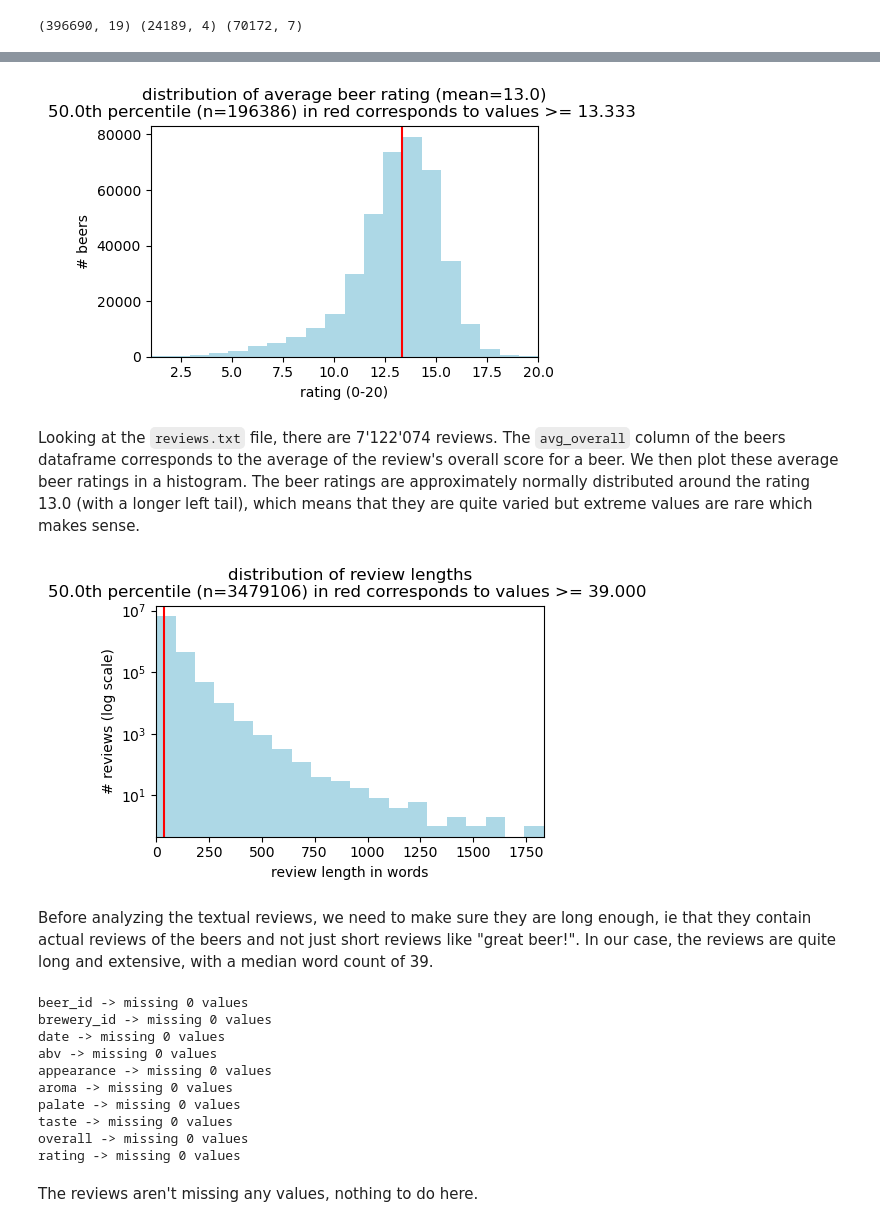
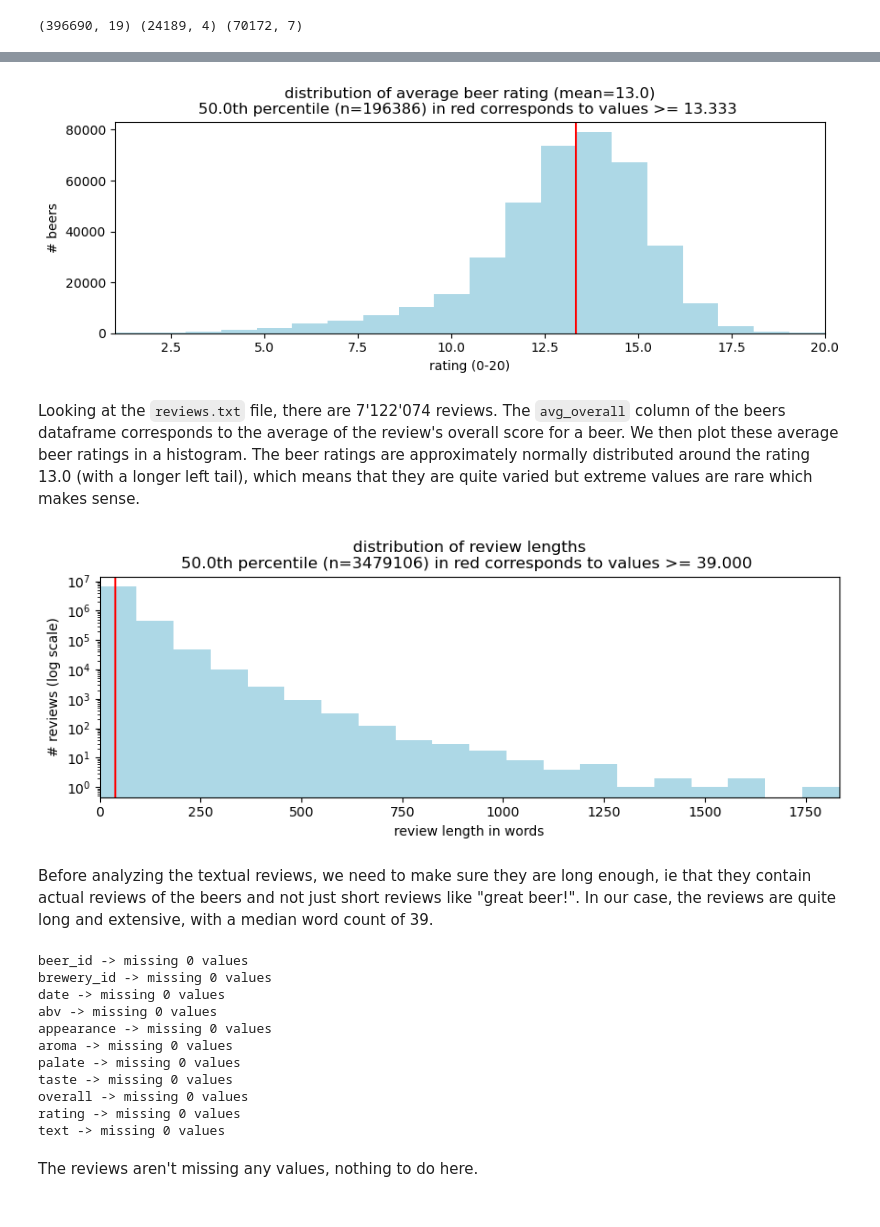
Before and after one commit to epfl-ada/ada-2024-project-awesomedataanalysts, a Jupyter notebook: milestone-2.ipynb, the cells around one changed output, grey strips where cells are left out. Cells and saved outputs as stored; diff of their text form; code cells hidden in the pictures.

```diff
--- a/milestone-2.ipynb
+++ b/milestone-2.ipynb
@@ -18,13 +31,15 @@ for i, review in enumerate(iter_reviews("./data/BeerAdvocate/reviews.txt", max_r
 
 {'beer_name': 'Barelegs Brew', 'beer_id': '19590', 'brewery_name': 'Strangford Lough Brewing Company Ltd', 'brewery_id': '10093', 'style': 'English Pale Ale', 'abv': 4.5, 'date': 1235127600, 'user_nam ...
 # %%
-from src.data_loading import load_beers_breweries_users
-
 # BeerAdvocate
-ba_beers, ba_breweries, ba_users = load_beers_breweries_users("./data/BeerAdvocate")
+data_path = "./data/BeerAdvocate"
+ba_beers, ba_breweries, ba_users = load_beers_breweries_users(data_path)
+print("data shape of Beer Advocate dataset:")
 print(ba_beers.shape, ba_breweries.shape, ba_users.shape)
 
 # RateBeer
-rb_beers, rb_breweries, rb_users = load_beers_breweries_users("./data/RateBeer")
+data_path = "./data/RateBeer"
+rb_beers, rb_breweries, rb_users = load_beers_breweries_users(data_path)
+print("data shape of Rate Beer dataset:")
 print(rb_beers.shape, rb_breweries.shape, rb_users.shape)
 # %% [output]
@@ -37,14 +54,14 @@ Note that we compute `avg_overall` using only the reviews (and not the ratings).
 # %%
-from src.data_processing import add_review_columns
-
 # BeerAdvocate
-ba_beers = add_review_columns("./data/BeerAdvocate/reviews.txt", ba_beers, by="beer_id")
-ba_users = add_review_columns("./data/BeerAdvocate/reviews.txt", ba_users, by="user_id")
+data_path = "./data/BeerAdvocate/reviews.txt"
+ba_beers = add_review_columns(data_path, ba_beers, by="beer_id")
+ba_users = add_review_columns(data_path, ba_users, by="user_id")
 print(ba_beers.shape, ba_breweries.shape, ba_users.shape)
 
 # RateBeer
-rb_beers = add_review_columns("./data/RateBeer/reviews.txt", rb_beers, by="beer_id")
-rb_users = add_review_columns("./data/RateBeer/reviews.txt", rb_users, by="user_id")
+data_path = "./data/RateBeer/reviews.txt"
+rb_beers = add_review_columns(data_path, rb_beers, by="beer_id")
+rb_users = add_review_columns(data_path, rb_users, by="user_id")
 print(rb_beers.shape, rb_breweries.shape, rb_users.shape)
 # %% [output]
 (166649, 20) (16758, 4) (62252, 8)
@@ -215,22 +242,22 @@ plot_avg_overall_map(rb_beers, "average ratings of beers, by brewery location")
 # %%
-plt.figure(figsize=(5, 3))
+plt.figure(figsize=(10, 3))
 
 plot_histogram_with_percentile(
     rb_beers["avg_overall"], f"distribution of average beer rating (mean={np.mean(rb_beers['avg_overall']):.1f})",
     q=50, bins=20, color="lightblue")
 
 plt.xlabel("rating (0-20)")
 plt.ylabel("# beers")
 
 plt.xlim((np.min(rb_beers["avg_overall"]), np.max(rb_beers["avg_overall"])));
 # %% [output]
-[figure, old version]
+[figure, new version]
 # %% [markdown]
 Looking at the `reviews.txt` file, there are 7'122'074 reviews. The `avg_overall` column of the beers dataframe corresponds to the average of the review's overall score for a beer. We then plot these average beer ratings in a histogram. The beer ratings are approximately normally distributed around the rating 13.0 (with a longer left tail), which means that they are quite varied but extreme values are rare which makes sense.
 # %%
 review_lengths = [len(review["text"].split()) for review in iter_reviews("./data/RateBeer/reviews.txt")]
 # %%
-plt.figure(figsize=(5, 3))
+plt.figure(figsize=(10, 3))
 
 plot_histogram_with_percentile(
     review_lengths, "distribution of review lengths",
@@ -242,21 +269,23 @@ plt.yscale("log")
 
 plt.xlim((np.min(review_lengths), np.max(review_lengths)));
 # %% [output]
-[figure, old version]
+[figure, new version]
 # %% [markdown]
 Before analyzing the textual reviews, we need to make sure they are long enough, ie that they contain actual reviews of the beers and not just short reviews like "great beer!". In our case, the reviews are quite long and extensive, with a median word count of 39.
 # %%
 # missing data in text file
 columns = (
     "beer_id", "brewery_id", "date", "abv", "appearance", "aroma", "palate",
-    "taste", "overall", "rating"
+    "taste", "overall", "rating", "text"
 )
-
 def encode_missing(review):
     encoded = [(1 if review[col] == "" else 0) for col in columns]
     return np.array(encoded)
 
-raw_reviews = iter_reviews("./data/RateBeer/ratings.txt", max_reviews=10, do_cast=False)
+data_path = "./data/RateBeer/reviews.txt"
+n_reviews = len(review_counts_by(data_path, "text"))
+
+raw_reviews = iter_reviews(data_path, max_reviews=n_reviews, do_cast=False)
 missing_counts = sum(encode_missing(review) for review in raw_reviews)
 
 for col, missing in zip(columns, missing_counts):
@@ -272,6 +301,7 @@ palate -> missing 0 values
 taste -> missing 0 values
 overall -> missing 0 values
 rating -> missing 0 values
+text -> missing 0 values
 # %% [markdown]
 The reviews aren't missing any values, nothing to do here.
 # %%
```
Also changed, not shown: parts of 109 cells of this notebook, 1 other file.
